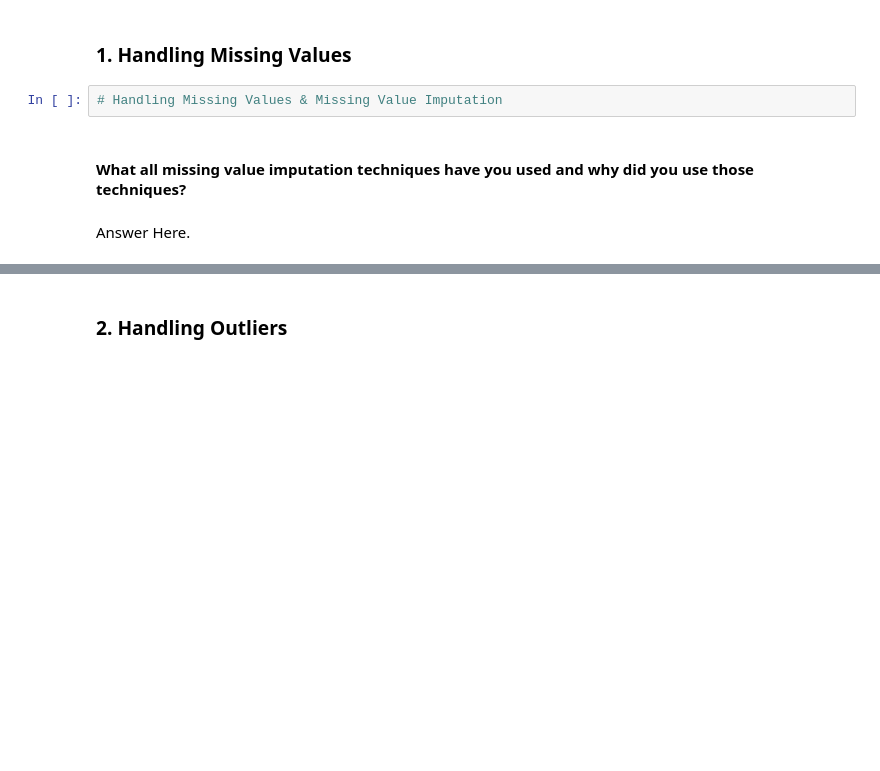
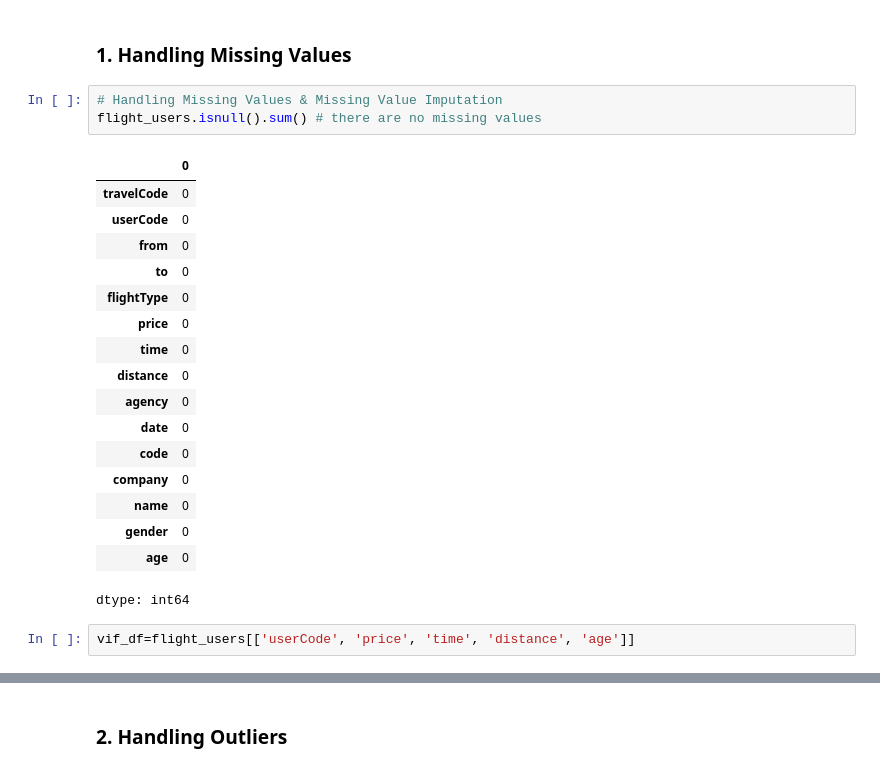
Before and after one commit to amol004/Voyage-Analytics-Integrating-MLOps-in-Travel, a Jupyter notebook: Capstone_Project_Productionization_of_ML_Systems.ipynb, the cells around one changed output, grey strips where cells are left out. Cells and saved outputs as stored; diff of their text form; blank space fills up the shorter version.

```diff
--- a/Capstone_Project_Productionization_of_ML_Systems.ipynb
+++ b/Capstone_Project_Productionization_of_ML_Systems.ipynb
@@ -1016,7 +1016,24 @@ Answer Here.
 ### 1. Handling Missing Values
 # %%
 # Handling Missing Values & Missing Value Imputation
+flight_users.isnull().sum() # there are no missing values
+# %% [output]
+|  | 0 |
+| travelCode | 0 |
+| userCode | 0 |
+| from | 0 |
+| to | 0 |
+| flightType | 0 |
+| price | 0 |
+| time | 0 |
+| distance | 0 |
+| agency | 0 |
+| date | 0 |
+| code | 0 |
+| company | 0 |
+| name | 0 |
+| gender | 0 |
+| age | 0 |
+dtype: int64
-# %% [markdown]
-#### What all missing value imputation techniques have you used and why did you use those techniques?
-# %% [markdown]
-Answer Here.
+# %%
+vif_df=flight_users[['userCode', 'price', 'time', 'distance', 'age']]
```
Also changed, not shown: parts of 4 cells of this notebook.
